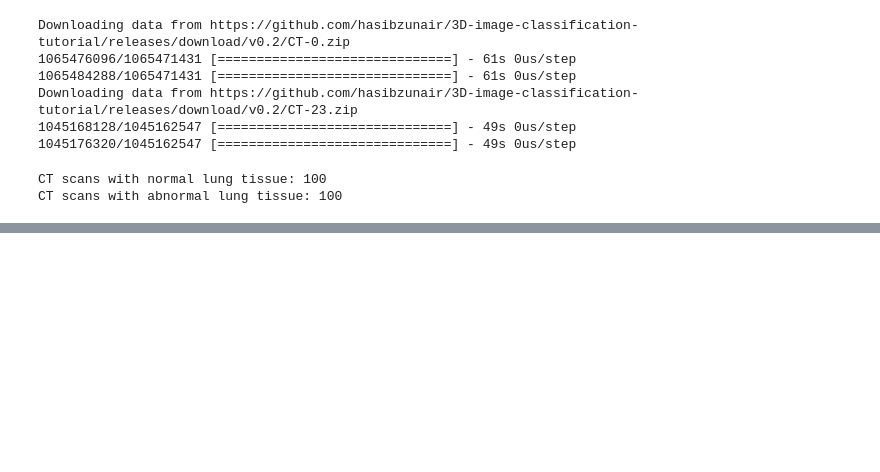
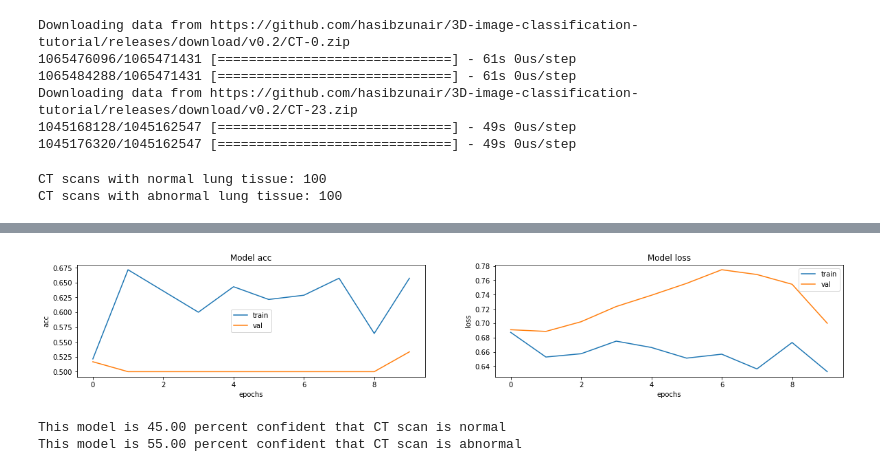
Before and after one commit to kaushikabhishek87/Kaggle_datascience, a Jupyter notebook: 3d-image-classification-from-ct-scans.ipynb, the cells around one changed output, grey strips where cells are left out. Saved outputs shown, nothing was run; the diff lists cells and outputs as text; code cells hidden in the pictures; blank space fills up the shorter version.

```diff
--- a/3d-image-classification-from-ct-scans.ipynb
+++ b/3d-image-classification-from-ct-scans.ipynb
@@ -142,0 +262,28 @@ print(
+# %%
+# Compile model.
+initial_learning_rate = 0.0001
+lr_schedule = keras.optimizers.schedules.ExponentialDecay(
+    initial_learning_rate, decay_steps=100000, decay_rate=0.96, staircase=True
+)
+model.compile(
+    loss="binary_crossentropy",
+    optimizer=keras.optimizers.Adam(learning_rate=lr_schedule),
+    metrics=["acc"],
+)
+
+# Define callbacks.
+checkpoint_cb = keras.callbacks.ModelCheckpoint(
+    "3d_image_classification.h5", save_best_only=True
+)
+early_stopping_cb = keras.callbacks.EarlyStopping(monitor="val_acc", patience=15)
+
+# Train the model, doing validation at the end of each epoch
+epochs = 10
+model.fit(
+    train_dataset,
+    validation_data=validation_dataset,
+    epochs=epochs,
+    shuffle=True,
+    verbose=2,
+    callbacks=[checkpoint_cb, early_stopping_cb],
+)
@@ -142,0 +310,28 @@ print(
+# %%
+fig, ax = plt.subplots(1, 2, figsize=(20, 3))
+ax = ax.ravel()
+
+for i, metric in enumerate(["acc", "loss"]):
+    ax[i].plot(model.history.history[metric])
+    ax[i].plot(model.history.history["val_" + metric])
+    ax[i].set_title("Model {}".format(metric))
+    ax[i].set_xlabel("epochs")
+    ax[i].set_ylabel(metric)
+    ax[i].legend(["train", "val"])
+# %% [output]
+[figure, added]
+# %%
+# Load best weights.
+model.load_weights("3d_image_classification.h5")
+prediction = model.predict(np.expand_dims(x_val[0], axis=0))[0]
+scores = [1 - prediction[0], prediction[0]]
+
+class_names = ["normal", "abnormal"]
+for score, name in zip(scores, class_names):
+    print(
+        "This model is %.2f percent confident that CT scan is %s"
+        % ((100 * score), name)
+    )
+# %% [output]
+This model is 45.00 percent confident that CT scan is normal
+This model is 55.00 percent confident that CT scan is abnormal
```
Also changed, not shown: parts of 6 cells of this notebook.
